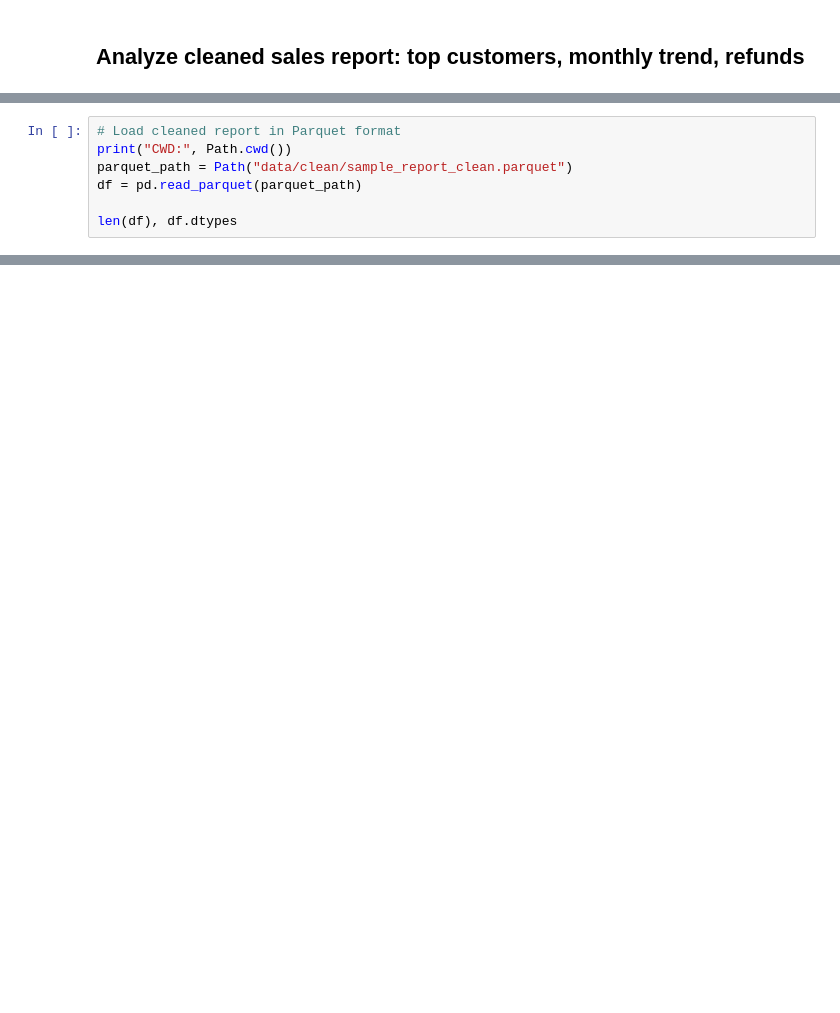
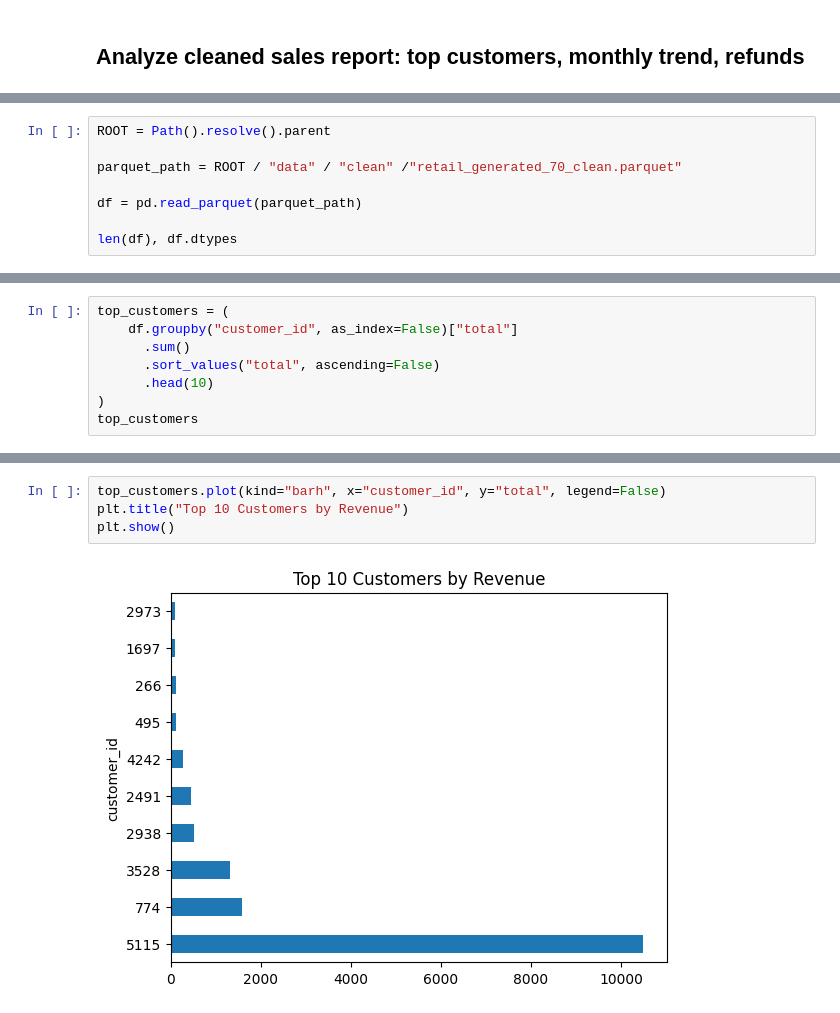
Before and after one commit to bravojuandb/retail-sales-pipeline, a Jupyter notebook: notebooks/analysis.ipynb, the cells around one changed output, grey strips where cells are left out. Cells and saved outputs as stored; diff of their text form; blank space fills up the shorter version.

```diff
--- a/notebooks/analysis.ipynb
+++ b/notebooks/analysis.ipynb
@@ -9,7 +7,8 @@ Matplotlib is building the font cache; this may take a moment.
 # %%
-# Load cleaned report in Parquet format
-print("CWD:", Path.cwd())
-parquet_path = Path("data/clean/sample_report_clean.parquet")
+ROOT = Path().resolve().parent
+
+parquet_path = ROOT / "data" / "clean" /"retail_generated_70_clean.parquet"
+
 df = pd.read_parquet(parquet_path)
 
 len(df), df.dtypes
@@ -18,0 +38,8 @@ FileNotFoundError: [Errno 2] No such file or directory: '/data/clean/sample_repo
+# %%
+top_customers = (
+    df.groupby("customer_id", as_index=False)["total"]
+      .sum()
+      .sort_values("total", ascending=False)
+      .head(10)
+)
+top_customers
@@ -18,0 +58,6 @@ FileNotFoundError: [Errno 2] No such file or directory: '/data/clean/sample_repo
+# %%
+top_customers.plot(kind="barh", x="customer_id", y="total", legend=False)
+plt.title("Top 10 Customers by Revenue")
+plt.show()
+# %% [output]
+[figure, added]
```
Also changed, not shown: parts of 8 cells of this notebook, 1 other file.
